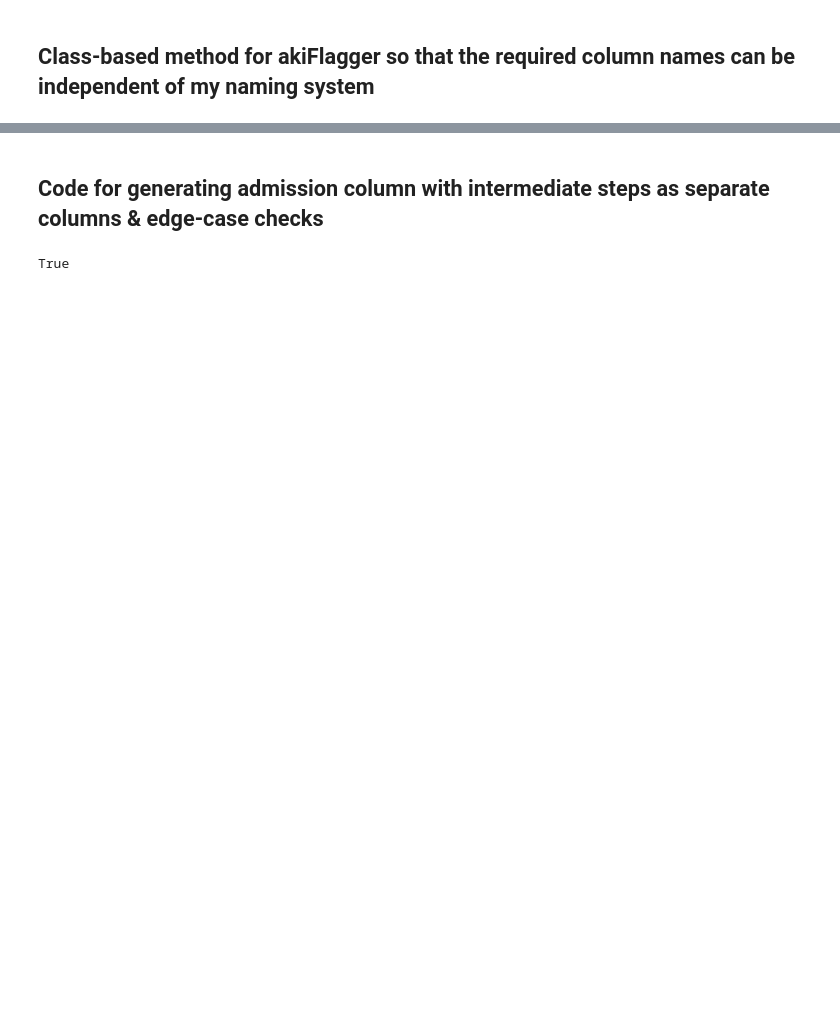
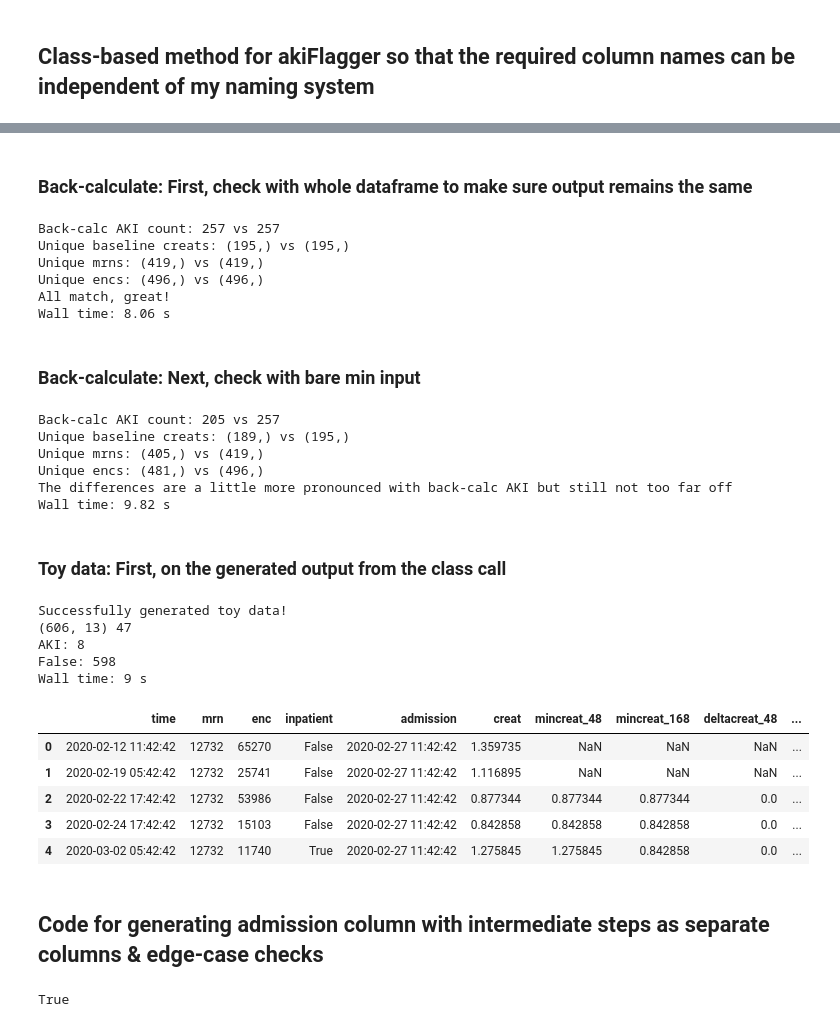
Before and after one commit to isaranwrap/StandardizingAKI, a Jupyter notebook: CreatingakiFlaggerClass.ipynb, the cells around one changed output, grey strips where cells are left out. Saved outputs shown, nothing was run; the diff lists cells and outputs as text; code cells hidden in the pictures; blank space fills up the shorter version.

```diff
--- a/CreatingakiFlaggerClass.ipynb
+++ b/CreatingakiFlaggerClass.ipynb
@@ -277,3 +477,62 @@ Wall time: 7.09 s
+# %% [markdown]
+### Back-calculate: First, check with whole dataframe to make sure output remains the same
+# %%
+%%time
+flagger = AKIFlagger(back_calculate = True, creatinine = 'creat')
+bc = flagger.returnAKIpatients(df)
+print('Back-calc AKI count: {} vs {}'.format(bc.backcalc_aki.sum(), pbc.backcalc_aki.sum()))
+print('Unique baseline creats: {} vs {}'.format(bc.baseline_creat.unique().shape, pbc.baseline_creat.unique().shape))
+print('Unique mrns: {} vs {}'.format(bc.mrn.unique().shape, pbc.mrn.unique().shape))
+print('Unique encs: {} vs {}'.format(bc.enc.unique().shape, pbc.enc.unique().shape))
+print('All match, great!')
+# %% [output]
+Back-calc AKI count: 257 vs 257
+Unique baseline creats: (195,) vs (195,)
+Unique mrns: (419,) vs (419,)
+Unique encs: (496,) vs (496,)
+All match, great!
+Wall time: 8.06 s
+# %% [markdown]
+### Back-calculate: Next, check with bare min input
+# %%
+%%time
+flagger = AKIFlagger(creatinine = 'creat', back_calculate=True)
+noad = df.loc[:,['mrn', 'creat', 'time', 'inpatient']]
+#noad = noad.groupby('mrn', sort=False, as_index=False).apply(lambda d: d.sort_values('time')).reset_index(drop=True)
+bc = flagger.returnAKIpatients(noad)
+print('Back-calc AKI count: {} vs {}'.format(bc.backcalc_aki.sum(), pbc.backcalc_aki.sum()))
+print('Unique baseline creats: {} vs {}'.format(bc.baseline_creat.unique().shape, pbc.baseline_creat.unique().shape))
+print('Unique mrns: {} vs {}'.format(bc.mrn.unique().shape, pbc.mrn.unique().shape))
+print('Unique encs: {} vs {}'.format(bc.enc.unique().shape, pbc.enc.unique().shape))
+print('The differences are a little more pronounced with back-calc AKI but still not too far off')
+# %% [output]
+Back-calc AKI count: 205 vs 257
+Unique baseline creats: (189,) vs (195,)
+Unique mrns: (405,) vs (419,)
+Unique encs: (481,) vs (496,)
+The differences are a little more pronounced with back-calc AKI but still not too far off
+Wall time: 9.82 s
+# %% [markdown]
+### Toy data: First, on the generated output from the class call
+# %%
+%%time
+time_deltas = pd.timedelta_range(start='-20 days', end='20 days', freq='6H')
+flagger = AKIFlagger(rolling_window = True, back_calculate = True, creatinine = 'creat',
+                     keep_extra_cols = True)
+toy = flagger.generate_toy_data(num_patients = 100, time_deltas = time_deltas)
+out = flagger.returnAKIpatients(toy)
+# %% [output]
+Successfully generated toy data!
+(606, 13) 47
+AKI: 8
+False: 598
+Wall time: 9 s
+|  | time | mrn | enc | inpatient | admission | creat | mincreat_48 | mincreat_168 | deltacreat_48 | ... |
+| 0 | 2020-02-12 11:42:42 | 12732 | 65270 | False | 2020-02-27 11:42:42 | 1.359735 | NaN | NaN | NaN | ... |
+| 1 | 2020-02-19 05:42:42 | 12732 | 25741 | False | 2020-02-27 11:42:42 | 1.116895 | NaN | NaN | NaN | ... |
+| 2 | 2020-02-22 17:42:42 | 12732 | 53986 | False | 2020-02-27 11:42:42 | 0.877344 | 0.877344 | 0.877344 | 0.0 | ... |
+| 3 | 2020-02-24 17:42:42 | 12732 | 15103 | False | 2020-02-27 11:42:42 | 0.842858 | 0.842858 | 0.842858 | 0.0 | ... |
+| 4 | 2020-03-02 05:42:42 | 12732 | 11740 | True | 2020-02-27 11:42:42 | 1.275845 | 1.275845 | 0.842858 | 0.0 | ... |
 # %% [markdown]
 ## Code for generating admission column with intermediate steps as separate columns & edge-case checks
 # %%
```
Also changed, not shown: parts of 7 cells of this notebook, 1 other file.
